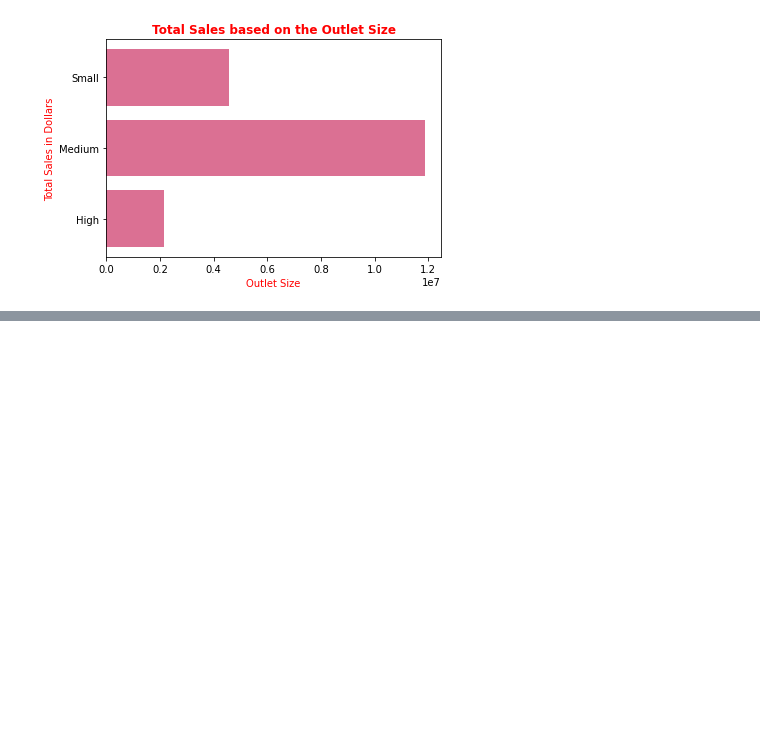
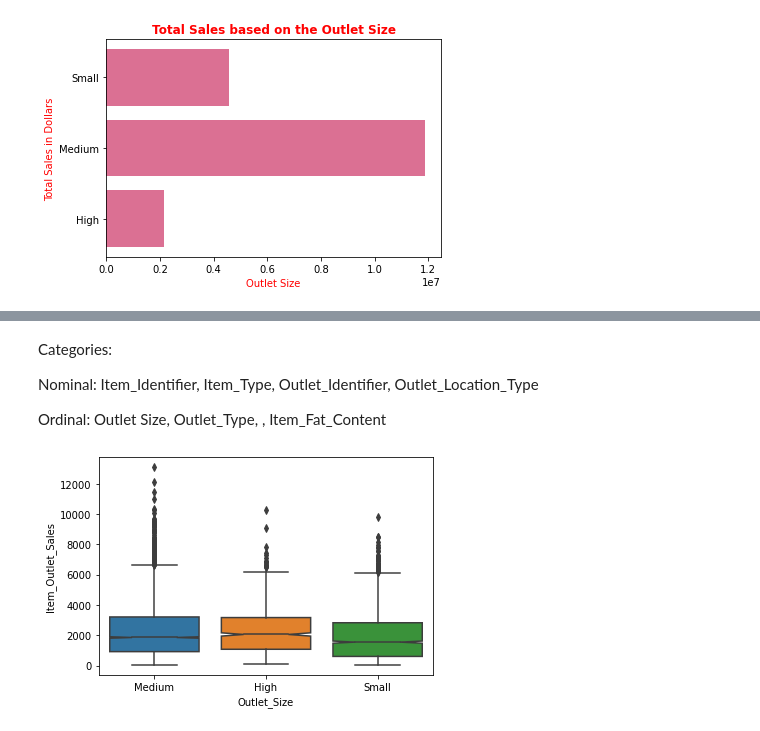
Before and after one commit to Maitreyeej/Food_Sales_Prediction, a Jupyter notebook: Sales_Prediction.ipynb, the cells around one changed output, grey strips where cells are left out. Saved outputs shown, nothing was run; the diff lists cells and outputs as text; code cells hidden in the pictures; blank space fills up the shorter version.

```diff
--- a/Sales_Prediction.ipynb
+++ b/Sales_Prediction.ipynb
@@ -369,0 +461,10 @@ Text(0.5, 0, 'Fat Content')
+# %% [markdown]
+Categories:
+
+Nominal: Item_Identifier, Item_Type, Outlet_Identifier, Outlet_Location_Type
+
+Ordinal: Outlet Size, Outlet_Type, , Item_Fat_Content
+# %%
+sns.boxplot(x='Outlet_Size', y='Item_Outlet_Sales', data=sales_prediction_df, notch=True);
+# %% [output]
+[figure, added]
```
Also changed, not shown: parts of 43 cells of this notebook.
